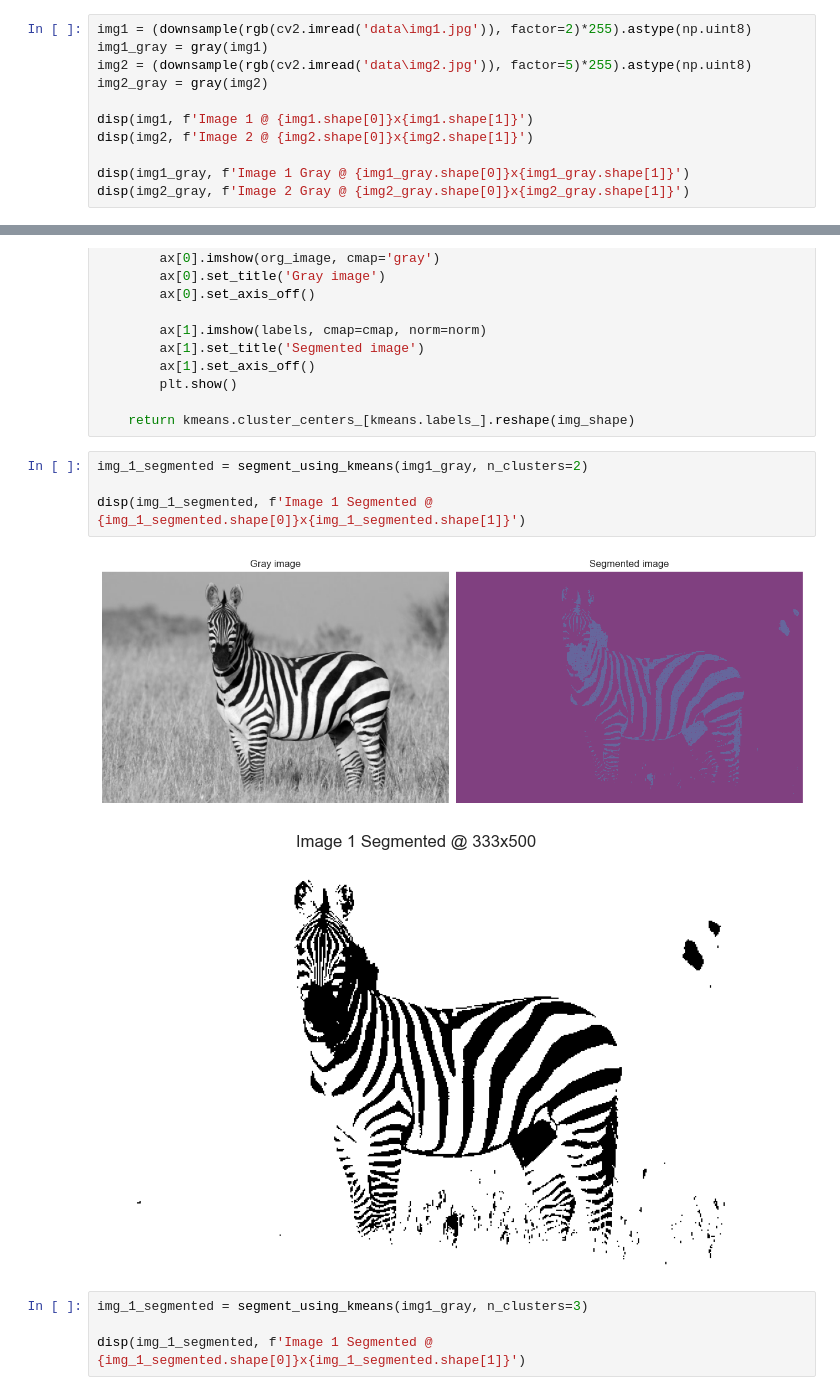
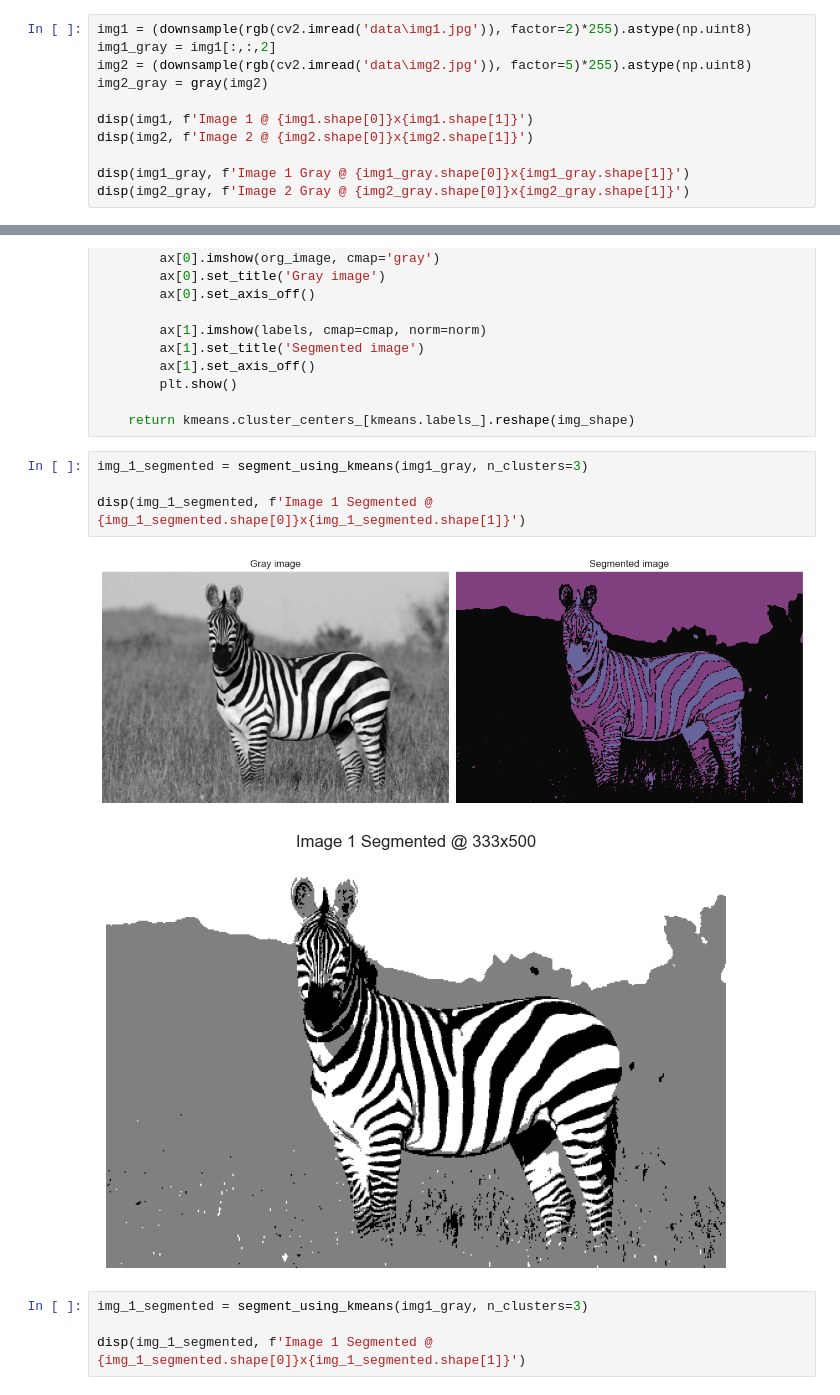
Before and after one commit to Gholamrezadar/CV_HW4, a Jupyter notebook: Question_1_kmeans_only.ipynb, the cells around one changed output, grey strips where cells are left out. Drawn from its saved outputs; the diff is of its cells as text.

```diff
--- a/Question_1_kmeans_only.ipynb
+++ b/Question_1_kmeans_only.ipynb
@@ -88,7 +88,7 @@ def downsample(img, factor=2):
     return resize(img, (img.shape[0]//factor, img.shape[1]//factor), anti_aliasing=True)
 # %%
 img1 = (downsample(rgb(cv2.imread('data\img1.jpg')), factor=2)*255).astype(np.uint8)
-img1_gray = gray(img1)
+img1_gray = img1[:,:,2]
 img2 = (downsample(rgb(cv2.imread('data\img2.jpg')), factor=5)*255).astype(np.uint8)
 img2_gray = gray(img2)
 
@@ -141,12 +141,12 @@ def segment_using_kmeans(img, n_clusters=2, debug=True):
 
     return kmeans.cluster_centers_[kmeans.labels_].reshape(img_shape)
 # %%
-img_1_segmented = segment_using_kmeans(img1_gray, n_clusters=2)
+img_1_segmented = segment_using_kmeans(img1_gray, n_clusters=3)
 
 disp(img_1_segmented, f'Image 1 Segmented @ {img_1_segmented.shape[0]}x{img_1_segmented.shape[1]}')
 # %% [output]
-[figure, old version]
+[figure, new version]
-[figure, old version]
+[figure, new version]
 # %%
 img_1_segmented = segment_using_kmeans(img1_gray, n_clusters=3)
 
```
Also changed, not shown: parts of 1 cell of this notebook, 2 other files.
